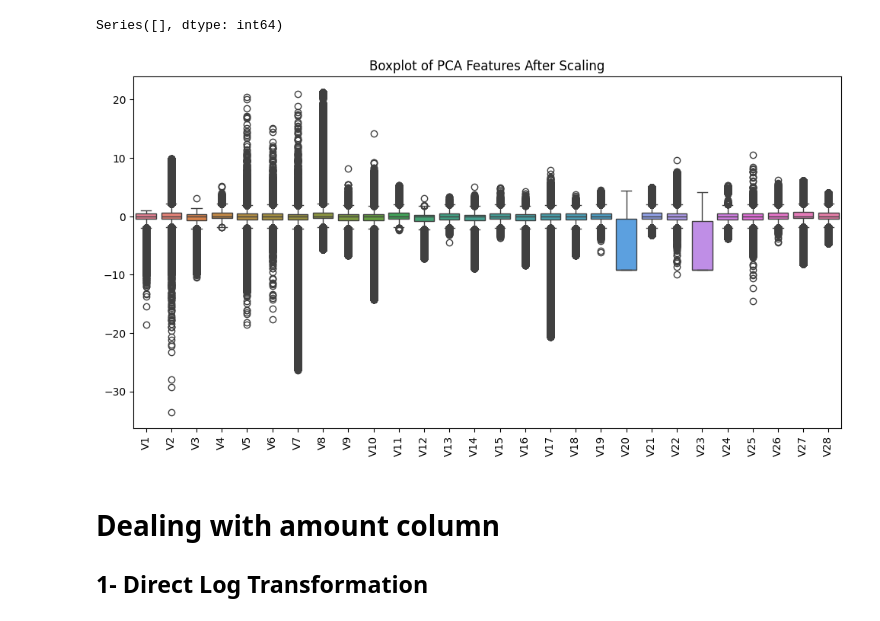
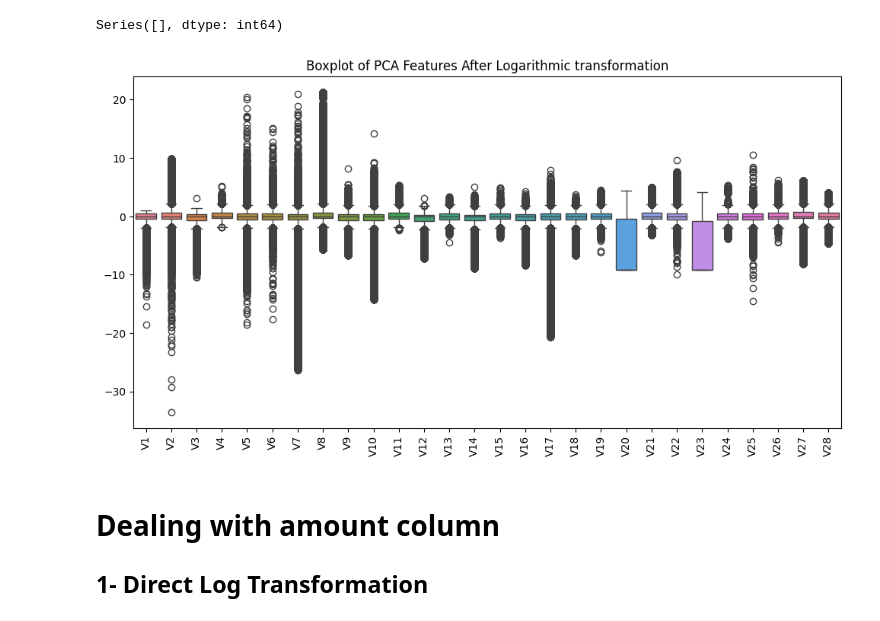
Before and after one commit to MohsseniMahdi/anomguard, a Jupyter notebook: notebooks/Mahdi_V3.ipynb, the cells around one changed output. Drawn from its saved outputs; the diff is of its cells as text; code cells hidden in the pictures.

```diff
--- a/notebooks/Mahdi_V3.ipynb
+++ b/notebooks/Mahdi_V3.ipynb
@@ -595,11 +602,11 @@ Series([], dtype: int64)
 # %%
 plt.figure(figsize=(12, 6))
 sns.boxplot(data=X_train_smote.iloc[:, 1:29])  # Check V1-V28 again
 plt.xticks(rotation=90)
-plt.title("Boxplot of PCA Features After Scaling")
+plt.title("Boxplot of PCA Features After Logarithmic transformation")
 plt.show()
 # %% [output]
-[figure, old version]
+[figure, new version]
 # %% [markdown]
 # Dealing with amount column
 ## 1- Direct Log Transformation
```
Also changed, not shown: parts of 8 cells of this notebook, 9 other files.
